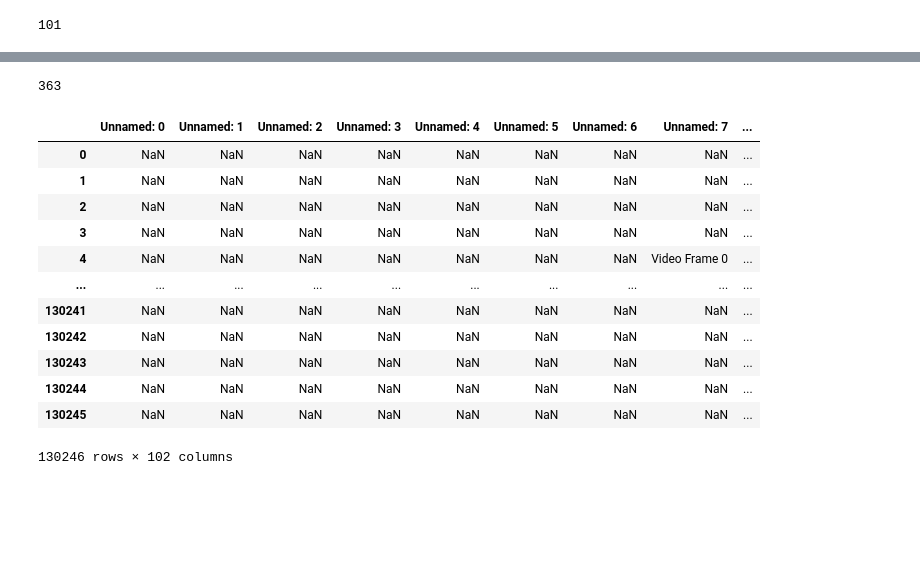
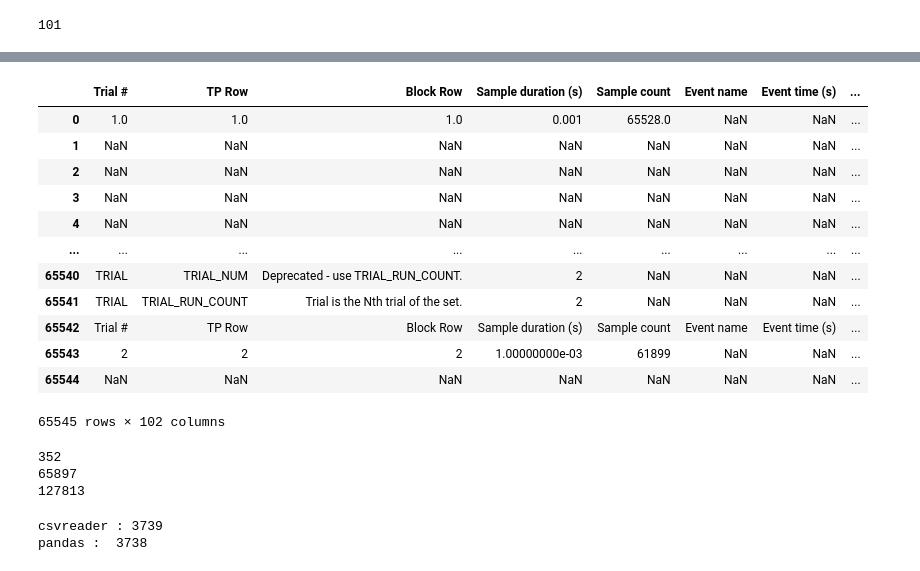
Before and after one commit to toelt-llc/KiPy, a Jupyter notebook: code/preprocessing.ipynb, the cells around one changed output, grey strips where cells are left out. Drawn from its saved outputs; the diff is of its cells as text; code cells hidden in the pictures; blank space fills up the shorter version.

```diff
--- a/code/preprocessing.ipynb
+++ b/code/preprocessing.ipynb
@@ -123,0 +134,8 @@ Name: Event time (s), Length: 101, dtype: float64
+# %%
+# practice example is from ball_on_bar exercise
+practice_ball = "../files/Object Hit - [Child - practice] - RIGHT - 12_02.csv"
+
+ball = "../files/Ball on Bar - Child - RIGHT - 11_59.csv"
+circuit = "Circuit_Exo - [b Circuit1 (youngerchildren)] - RIGHT - 12_09.csv"
+object_hit = "Object Hit - Child - RIGHT - 12_02.csv"
+reaching = "Visually Guided Reaching - Child v2 (4 target) - LEFT - 11_50.csv"
@@ -124,33 +163,49 @@ Name: Event time (s), Length: 101, dtype: float64
+# %%
+FILEPATH = ball
+df1 = pd.read_csv(FILEPATH,encoding= 'unicode_escape', sep=',',skiprows = lines[0]-8, nrows=lines[1]-lines[0])
+# %%
+df1
+# %% [output]
+|  | Trial # | TP Row | Block Row | Sample duration (s) | Sample count | Event name | Event time (s) | ... |
+| 0 | 1.0 | 1.0 | 1.0 | 0.001 | 65528.0 | NaN | NaN | ... |
+| 1 | NaN | NaN | NaN | NaN | NaN | NaN | NaN | ... |
+| 2 | NaN | NaN | NaN | NaN | NaN | NaN | NaN | ... |
+| 3 | NaN | NaN | NaN | NaN | NaN | NaN | NaN | ... |
+| 4 | NaN | NaN | NaN | NaN | NaN | NaN | NaN | ... |
+| ... | ... | ... | ... | ... | ... | ... | ... | ... |
+| 65540 | TRIAL | TRIAL_NUM | Deprecated - use TRIAL_RUN_COUNT. | 2 | NaN | NaN | NaN | ... |
+| 65541 | TRIAL | TRIAL_RUN_COUNT | Trial is the Nth trial of the set. | 2 | NaN | NaN | NaN | ... |
+| 65542 | Trial # | TP Row | Block Row | Sample duration (s) | Sample count | Event name | Event time (s) | ... |
+| 65543 | 2 | 2 | 2 | 1.00000000e-03 | 61899 | NaN | NaN | ... |
+| 65544 | NaN | NaN | NaN | NaN | NaN | NaN | NaN | ... |
+65545 rows × 102 columns
 # %%
-import csv
-import pandas as pd
-
-FILEPATH = "../files/Ball on Bar - Child - RIGHT - 11_59.csv"
-#FILEPATH = "../files/Object Hit - [Child - practice] - RIGHT - 12_02.csv"
+FILEPATH = ball
 
 with open(FILEPATH, 'r',encoding= 'unicode_escape') as f:
     reader = csv.reader(f, delimiter=',')
     for row in reader:
         if row and row[1] == 'New trial':
-            #print(row)
-            LINESKIP = reader.line_num + 11
-            print(LINESKIP)
-            results = pd.read_csv(FILEPATH,encoding= 'unicode_escape', sep=',',skiprows = LINESKIP)
-            break
-
-results
+            print(reader.line_num)
+            # LINESKIP = reader.line_num #+ 12
+            # print(LINESKIP)
+            # results = pd.read_csv(FILEPATH,encoding= 'unicode_escape', sep=',',skiprows = LINESKIP)
+            # break
+#results
 # %% [output]
-363
+352
+65897
+127813
-|  | Unnamed: 0 | Unnamed: 1 | Unnamed: 2 | Unnamed: 3 | Unnamed: 4 | Unnamed: 5 | Unnamed: 6 | Unnamed: 7 | ... |
-| 0 | NaN | NaN | NaN | NaN | NaN | NaN | NaN | NaN | ... |
-| 1 | NaN | NaN | NaN | NaN | NaN | NaN | NaN | NaN | ... |
-| 2 | NaN | NaN | NaN | NaN | NaN | NaN | NaN | NaN | ... |
-| 3 | NaN | NaN | NaN | NaN | NaN | NaN | NaN | NaN | ... |
-| 4 | NaN | NaN | NaN | NaN | NaN | NaN | NaN | Video Frame 0 | ... |
-| ... | ... | ... | ... | ... | ... | ... | ... | ... | ... |
-| 130241 | NaN | NaN | NaN | NaN | NaN | NaN | NaN | NaN | ... |
-| 130242 | NaN | NaN | NaN | NaN | NaN | NaN | NaN | NaN | ... |
-| 130243 | NaN | NaN | NaN | NaN | NaN | NaN | NaN | NaN | ... |
-| 130244 | NaN | NaN | NaN | NaN | NaN | NaN | NaN | NaN | ... |
-| 130245 | NaN | NaN | NaN | NaN | NaN | NaN | NaN | NaN | ... |
-130246 rows × 102 columns
+# %%
+with open(FILEPATH, 'r',encoding= 'unicode_escape') as f:
+    reader = csv.reader(f, delimiter=',')
+    data = list(reader)
+    row_count = len(data)
+
+print('csvreader :', row_count)
+
+data2 = pd.read_csv(FILEPATH,encoding= 'unicode_escape', sep='delimiter', engine='python')
+print('pandas : ', len(data2))
+# %% [output]
+csvreader : 3739
+pandas :  3738
```
Also changed, not shown: parts of 23 cells of this notebook, 2 other files.
